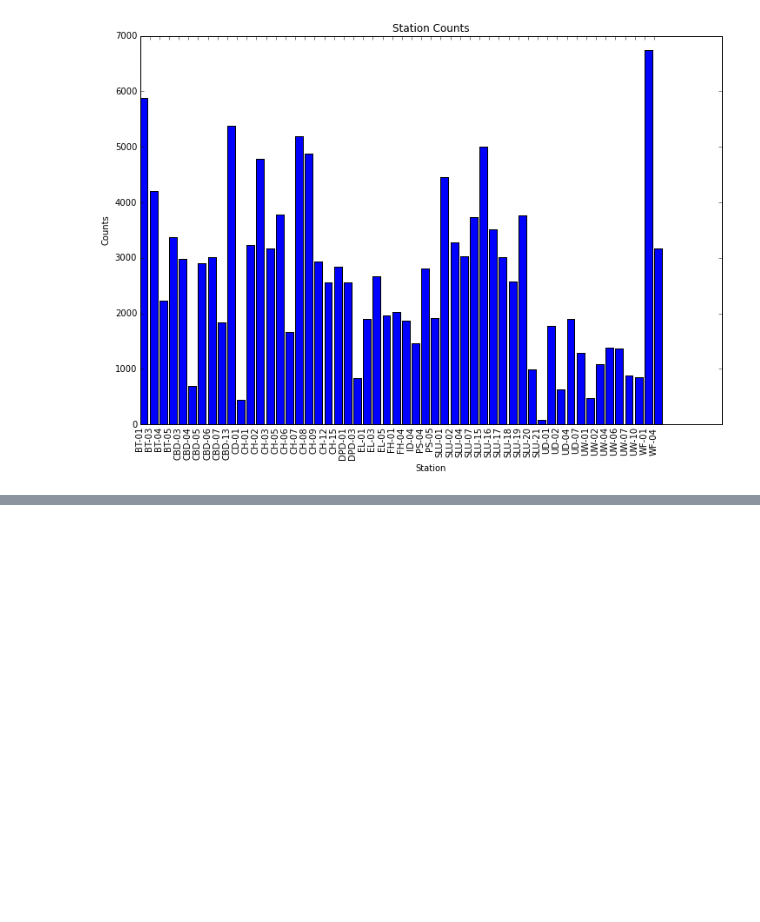
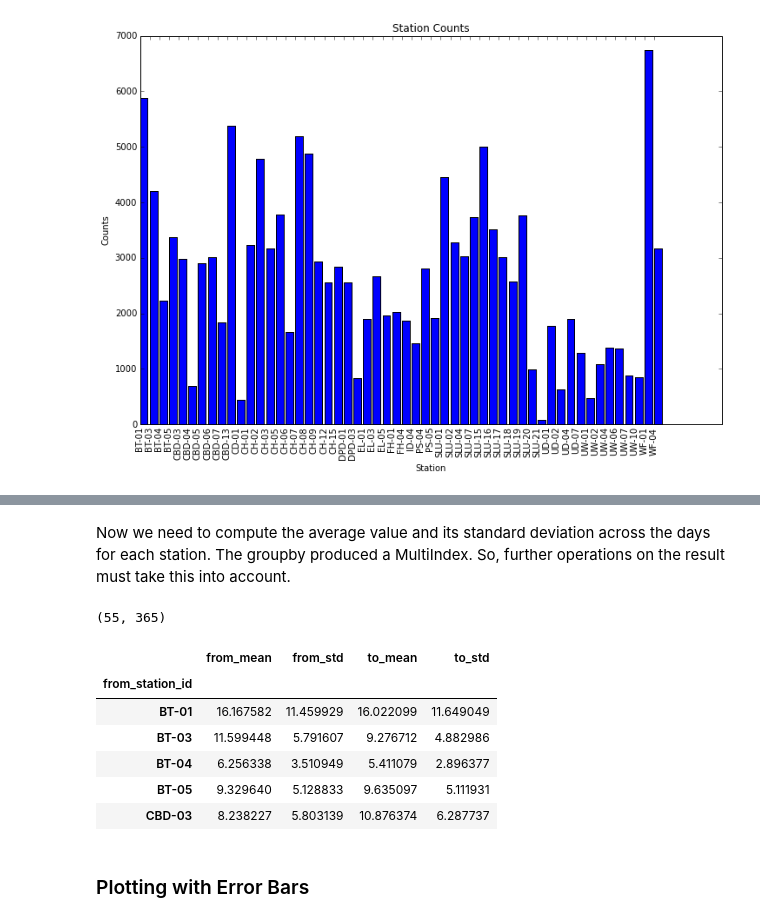
Before and after one commit to UWSEDS/LectureNotes, a Jupyter notebook: 05-Visualization-in-Python/Visualization in Python.ipynb, the cells around one changed output, grey strips where cells are left out. Cells and saved outputs as stored; diff of their text form; code cells hidden in the pictures; blank space fills up the shorter version.

```diff
--- a/05-Visualization-in-Python/Visualization in Python.ipynb
+++ b/05-Visualization-in-Python/Visualization in Python.ipynb
@@ -159,0 +221,3 @@ plt.show()
+# %%
+df['startday'] = start_day
+df['stopday'] = stop_day
@@ -159,0 +244,8 @@ plt.show()
+# %% [markdown]
+Now we need to compute the average value and its standard deviation across the days for each station.
+The groupby produced a MultiIndex. So, further operations on the result must take this into account.
+# %%
+h_index = groupby_day_from.index
+h_index.levshape  # Size of the components of the MultiIndex
+# %% [output]
+(55, 365)
@@ -160,2 +261,15 @@ plt.show()
+# %%
+df_day_counts = pd.DataFrame({'from_mean': from_means, 'from_std': from_stds, 'to_mean': to_means, 'to_std': to_stds})
+df_day_counts.head()
+# %% [output]
+|  | from_mean | from_std | to_mean | to_std |
+| from_station_id |  |  |  |  |
+| BT-01 | 16.167582 | 11.459929 | 16.022099 | 11.649049 |
+| BT-03 | 11.599448 | 5.791607 | 9.276712 | 4.882986 |
+| BT-04 | 6.256338 | 3.510949 | 5.411079 | 2.896377 |
+| BT-05 | 9.329640 | 5.128833 | 9.635097 | 5.111931 |
+| CBD-03 | 8.238227 | 5.803139 | 10.876374 | 6.287737 |
+# %% [markdown]
+### Plotting with Error Bars
 # %%
 """
```
Also changed, not shown: parts of 23 cells of this notebook.
